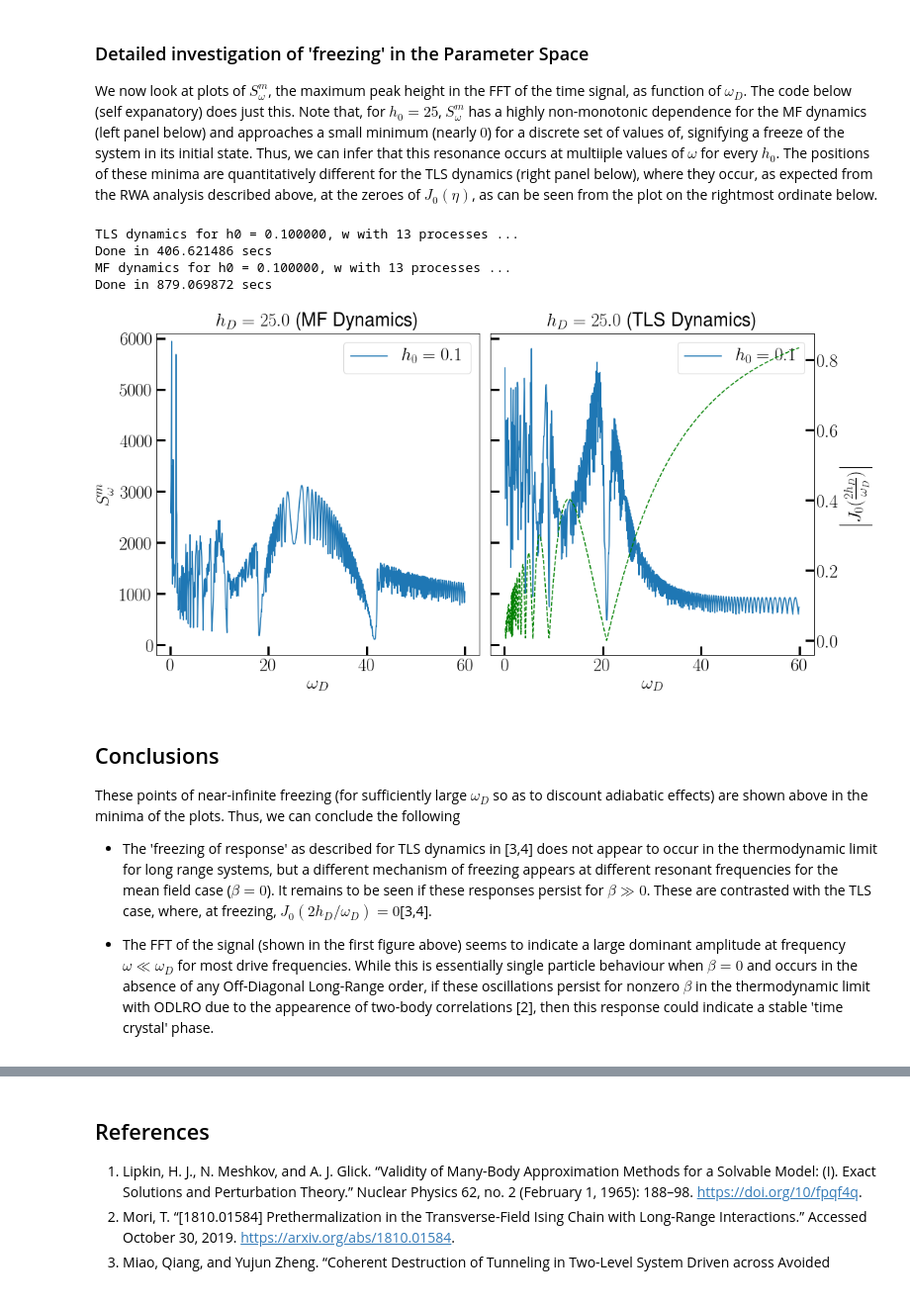
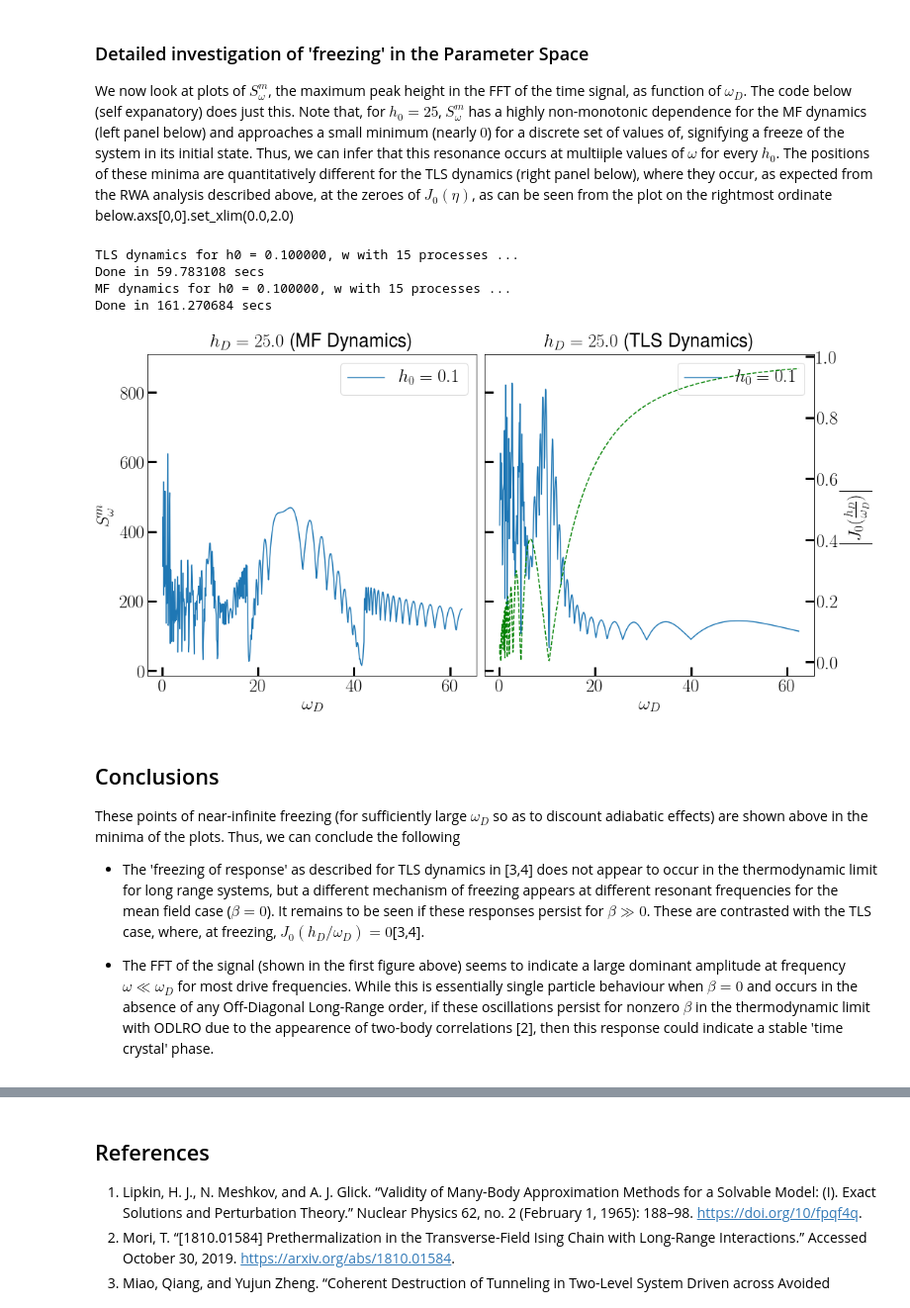
Before and after one commit to deyh2020/periodic_lipkin, a Jupyter notebook: lipkin.ipynb, the cells around one changed output, grey strips where cells are left out. Shown: that part at 99% size. Cells and saved outputs as stored; diff of their text form; code cells hidden in the pictures.

```diff
--- a/lipkin.ipynb
+++ b/lipkin.ipynb
@@ -135,16 +138,13 @@ fig.tight_layout()
 # %% [markdown]
 ### Detailed investigation of 'freezing' in the Parameter Space
 
-We now look at plots of $S^m_\omega$, the  maximum peak height in the FFT of the time signal, as function of $\omega_D$. The code below (self expanatory) does just this. Note that, for $h_0 = 25 $, $S^m_\omega$ has a highly non-monotonic dependence for the MF dynamics (left panel below) and approaches a small minimum (nearly $0$) for a discrete set of values of, signifying a freeze of the system in its initial state. Thus, we can infer that this resonance occurs at multiiple values of $\omega$ for every $h_0$. The positions of these minima are quantitatively different for the TLS dynamics (right panel below), where they occur, as expected from the RWA analysis described above, at the zeroes of $J_0(\eta)$, as can be seen from the plot on the rightmost ordinate below.
+We now look at plots of $S^m_\omega$, the  maximum peak height in the FFT of the time signal, as function of $\omega_D$. The code below (self expanatory) does just this. Note that, for $h_0 = 25 $, $S^m_\omega$ has a highly non-monotonic dependence for the MF dynamics (left panel below) and approaches a small minimum (nearly $0$) for a discrete set of values of, signifying a freeze of the system in its initial state. Thus, we can infer that this resonance occurs at multiiple values of $\omega$ for every $h_0$. The positions of these minima are quantitatively different for the TLS dynamics (right panel below), where they occur, as expected from the RWA analysis described above, at the zeroes of $J_0(\eta)$, as can be seen from the plot on the rightmost ordinate below.axs[0,0].set_xlim(0.0,2.0)
 # %%
 import numpy as np
 from numpy.linalg import norm, eig
 from multiprocessing import Pool
 import time
 from scipy.special import j0
-from scipy.signal import find_peaks
-
-verbose = False
 
 %matplotlib inline
 import matplotlib.pyplot as plt
@@ -153,33 +153,31 @@ rc('font',**{'family':'sans-serif','sans-serif':['Helvetica']})
 rc('text', usetex=True)
 
 def maxfft_mag_mf(t, psi0, h0, h, omega):
-    if verbose:
-        print("h = %2.3lf, w = %2.3lf" % (h, omega))
     sol_mf = odeintw(mf_func, psi0, t, args=(h0, h, omega), Dfun=mf_jac)
     #calculate expectation values
-    mx_mf = np.einsum("ij,jk,ik->i", sol_mf.conjugate(), sx, sol_mf)
-    spectrum_mf = np.fft.fftshift(np.fft.fft(mx_mf - np.average(mx_mf)))
+    mz_mf = np.einsum("ij,jk,ik->i", sol_mf.conjugate(), sz, sol_mf)
+    spectrum_mf = np.fft.fftshift(np.fft.fft(mz_mf - np.average(mz_mf)))
     peaks, _ = find_peaks(np.abs(spectrum_mf), height=pheightmin)
     return np.amax(np.abs(spectrum_mf[peaks]))
 
 def maxfft_mag_tls(t, psi0, h0, h, omega):
-    if verbose:
-        print("h = %2.3lf, w = %2.3lf" % (h, omega))
     sol_tls = odeintw(tls_func, psi0, t, args=(h0, h, omega), Dfun=tls_jac)
     #calculate expectation values
-    mx_tls = np.einsum("ij,jk,ik->i", sol_tls.conjugate(), sx, sol_tls)
-    spectrum_tls = np.fft.fftshift(np.fft.fft(mx_tls - np.average(mx_tls)))
+    mz_tls = np.einsum("ij,jk,ik->i", sol_tls.conjugate(), sz, sol_tls)
+    spectrum_tls = np.fft.fftshift(np.fft.fft(mz_tls - np.average(mz_tls)))
     peaks, _ = find_peaks(np.abs(spectrum_tls), height=pheightmin)
     return np.amax(np.abs(spectrum_tls[peaks]))
 
+
 if __name__ == '__main__':
-    nprocs = 13
-    evals, evecs = eig(-(1j) * tls_jac(None, 0.0, 0.0, 0.0, 0.0))
+    nprocs = 15
+    evals, evecs = eig((1j) * tls_jac(None, 0.0, 0.0, 0.0, 0.0))
     psi0 = evecs[:,np.argmin(evals)].copy()
+    besj_zero =
     h = 25.0
     h0 = [0.1]
-    omegas = np.linspace(0.1, 60.0,  60 * nprocs)
-    t = np.linspace(0, 500, 20000)
+    omegas = np.linspace(0.1, 2.5 * h,  50 * nprocs)
+    t = np.linspace(0, 100, 3000)
     p = Pool(processes = nprocs)
 
     fs = 25
@@ -198,47 +196,47 @@ if __name__ == '__main__':
         print("Done in %lf secs" % elapsed)
         print("MF dynamics for h0 = %f, w with %d processes ..." % (dc, nprocs))
         start = time.time()
         dq_mf = p.starmap(maxfft_mag_mf,[(t, psi0, dc, h, w) for w in omegas])
         elapsed = (time.time() - start)
         print("Done in %lf secs" % elapsed)
 
         ## Load from external execution
         #fname = "mf_tls_driven_hd_25.0_h0_0.1_pheight.csv"
         #data = np.loadtxt(fname, delimiter=",")
         #omegas = data[:,0]
         #dq_mf = data[:,1]
         #dq_tls = data[:,2]
 
         axs[0].plot(omegas, dq_mf, label = r'$h_0 = {}$ '.format(dc))
         legend0 = axs[0].legend(prop={'size': fs})
         axs[1].plot(omegas, dq_tls, label = r'$h_0 = {}$ '.format(dc))
         legend1 = axs[1].legend(prop={'size': fs})
         ax_besj = axs[1].twinx()
-        ax_besj.set_ylabel(r"$\left | J_0(\frac{2h_D}{\omega_D})\right |$",fontsize=fs)
-        ax_besj.plot(omegas, np.abs(j0(2*h/omegas)), "g--")
+        ax_besj.set_ylabel(r"$\left | J_0(\frac{h_D}{\omega_D})\right |$",fontsize=fs)
+        ax_besj.plot(omegas, np.abs(j0(h/omegas)), "g--")
 
         axs[0].set_title(r"$h_D = {}$ (MF Dynamics)".format(h), fontsize=fs)
         axs[1].set_title(r"$h_D = {}$ (TLS Dynamics)".format(h), fontsize=fs)
 
     for ax in axs:
         ax.set_xlabel(r'$\omega_D$',fontsize=fs)
         ax.tick_params(direction='in', length=12, width=3, labelsize=fs)
-        ax.set_ylim(-200, 6100)
+        ax.set_ylim(-15, 910)
     ax_besj.tick_params(direction='in', length=12, width=3, labelsize=fs)
     fig.tight_layout()
     plt.plot()
 # %% [output]
-TLS dynamics for h0 = 0.100000, w with 13 processes ...
-Done in 406.621486 secs
-MF dynamics for h0 = 0.100000, w with 13 processes ...
-Done in 879.069872 secs
+TLS dynamics for h0 = 0.100000, w with 15 processes ...
+Done in 59.783108 secs
+MF dynamics for h0 = 0.100000, w with 15 processes ...
+Done in 161.270684 secs
-[figure, old version]
+[figure, new version]
 # %% [markdown]
 ## Conclusions
 
 These points of near-infinite freezing (for sufficiently large $\omega_D$ so as to discount adiabatic effects) are shown above in the minima of the plots. Thus, we can conclude the following
 
-* The 'freezing of response' as described for TLS dynamics in [3,4] does not appear to occur in the thermodynamic limit for long range systems, but a different mechanism of freezing appears at different resonant frequencies for the mean field case ($\beta = 0$). It remains to be seen if these responses persist for $\beta \gg 0$. These are contrasted with the TLS case, where, at freezing,  $J_0(2h_D/\omega_D) = 0$[3,4].
+* The 'freezing of response' as described for TLS dynamics in [3,4] does not appear to occur in the thermodynamic limit for long range systems, but a different mechanism of freezing appears at different resonant frequencies for the mean field case ($\beta = 0$). It remains to be seen if these responses persist for $\beta \gg 0$. These are contrasted with the TLS case, where, at freezing,  $J_0(h_D/\omega_D) = 0$[3,4].
 
 * The FFT of the signal (shown in the first figure above) seems to indicate a large dominant amplitude at frequency $\omega \ll \omega_D$ for most drive frequencies. While this is essentially single particle behaviour when $\beta = 0$ and occurs in the absence of any Off-Diagonal Long-Range order, if these oscillations persist for nonzero $\beta$ in the thermodynamic limit with ODLRO due to the appearence of two-body correlations [2], then this response could indicate a stable 'time crystal' phase.
 # %% [markdown]
```
Also changed, not shown: parts of 6 cells of this notebook.
